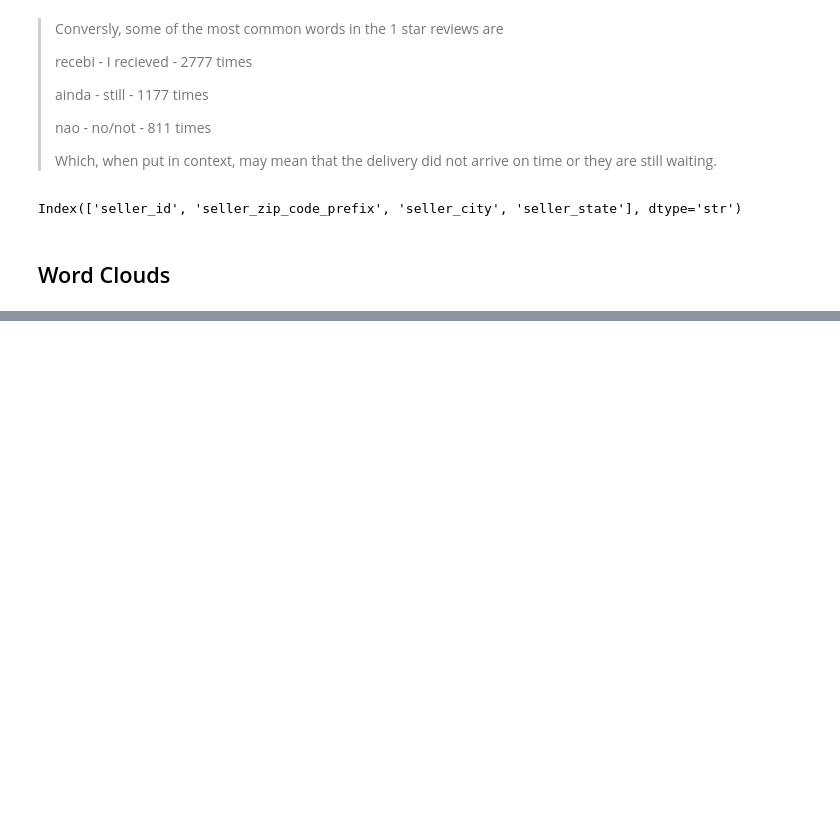
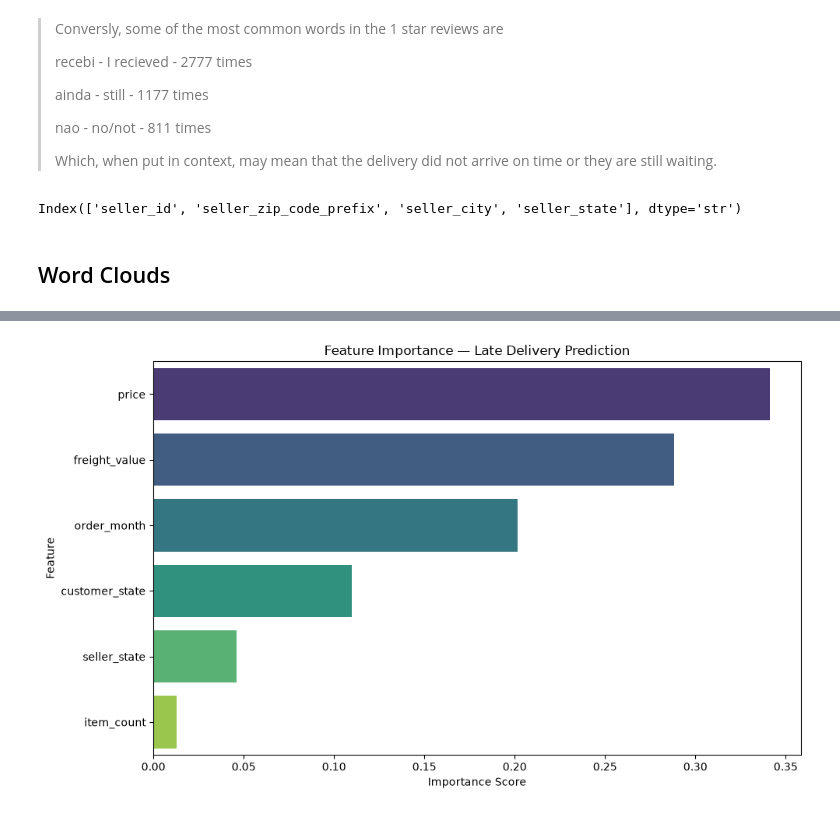
Before and after one commit to danielphilip12/E-Commerce-Analysis, a Jupyter notebook: notebooks/olist_analysis.ipynb, the cells around one changed output, grey strips where cells are left out. Saved outputs shown, nothing was run; the diff lists cells and outputs as text; code cells hidden in the pictures; blank space fills up the shorter version.

```diff
--- a/notebooks/olist_analysis.ipynb
+++ b/notebooks/olist_analysis.ipynb
@@ -630,0 +818,6 @@ plt.show()
+# %%
+feat_importance = pd.DataFrame({
+    'feature': features,
+    'importance': rf.feature_importances_
+}).sort_values('importance', ascending=False)
+print(feat_importance)
@@ -630,0 +832,10 @@ plt.show()
+# %%
+plt.figure(figsize=(10, 6))
+sns.barplot(data=feat_importance, x='importance', y='feature', palette='viridis')
+plt.title('Feature Importance — Late Delivery Prediction')
+plt.xlabel('Importance Score')
+plt.ylabel('Feature')
+plt.tight_layout()
+plt.show()
+# %% [output]
+[figure, added]
```
Also changed, not shown: parts of 35 cells of this notebook.
